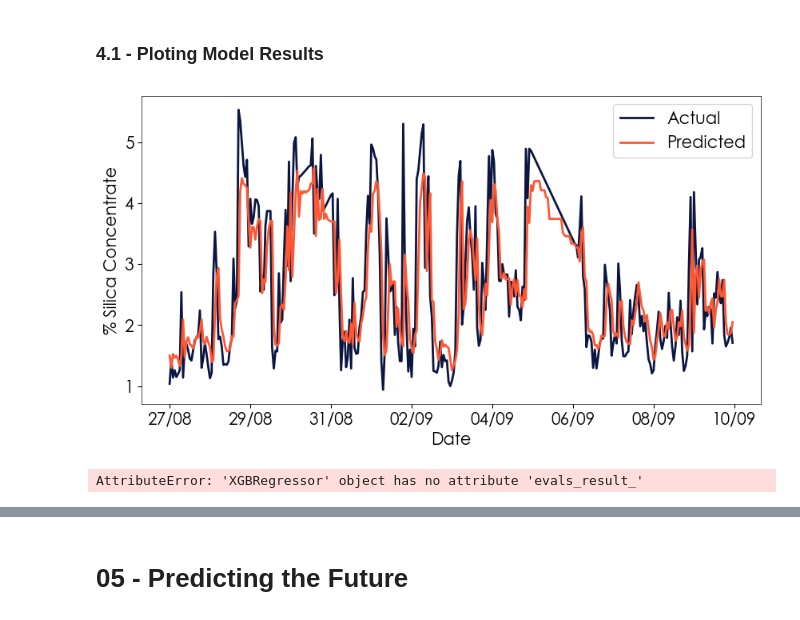
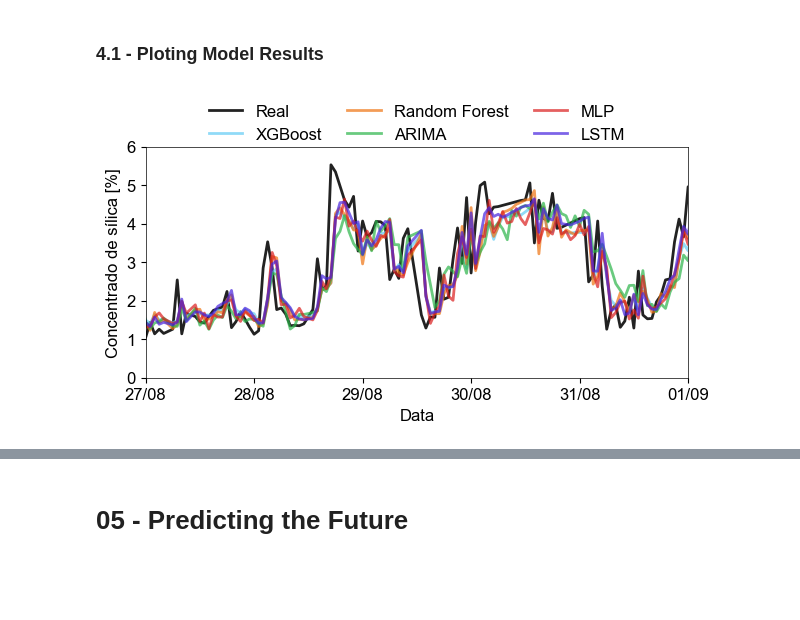
Before and after one commit to PauloCasmal/data-mining-study, a Jupyter notebook: Comparing-Models.ipynb, the cells around one changed output, grey strips where cells are left out. Saved outputs shown, nothing was run; the diff lists cells and outputs as text; code cells hidden in the pictures; blank space fills up the shorter version.

```diff
--- a/Comparing-Models.ipynb
+++ b/Comparing-Models.ipynb
@@ -679,7 +642,7 @@ r2_list_arima = []
 mae_list_arima = []
 lags_arima = []
 
-for i in range(13):
+for i in range(len(all_results_arima)):
     lags_arima.append(all_results_arima[i]['n_lags_arimas'])
     rmse_list_arima.append(all_results_arima[i]['rmse_avg_arimas'])
     r2_list_arima.append(all_results_arima[i]['r2_avg_arimas'])
@@ -697,8 +660,7 @@ for n_lags in lags_to_test:
     # 1. Preparação das colunas
     cols_features = []
     for i in range(1, n_lags + 1):
-        cols_features.append(f'Iron_Concentrate-lag-{i}')
-        cols_features.append(f'Silica_Concentrate-lag-{i}')
+        cols_features.append(f'lag-{i}')
 
     fold_metrics = []
     tss = TimeSeriesSplit(n_splits=5)
@@ -718,12 +680,12 @@ for n_lags in lags_to_test:
         # --- RESHAPE PARA 3D [samples, time_steps, features] ---
         # Aqui tratamos cada lag como um passo no tempo.
         # Temos 2 features (Iron e Silica) por passo de tempo.
-        X_train_3d = X_train_scaled.reshape((X_train_scaled.shape[0], n_lags, 2))
-        X_test_3d = X_test_scaled.reshape((X_test_scaled.shape[0], n_lags, 2))
+        X_train_3d = X_train_scaled.reshape((X_train_scaled.shape[0], n_lags, 1))
+        X_test_3d = X_test_scaled.reshape((X_test_scaled.shape[0], n_lags, 1))
 
         # 2. Construção da Arquitetura LSTM
         model_lstm = Sequential([
-            LSTM(50, activation='relu', input_shape=(n_lags, 2)),
+            LSTM(50, activation='relu', input_shape=(n_lags, 1)),
             Dropout(0.2),
             Dense(1)
         ])
@@ -742,10 +704,12 @@ for n_lags in lags_to_test:
         )
 
         # 4. Predição e Métricas
-        y_pred = model_lstm.predict(X_test_3d).flatten()
+        y_pred_lstm = model_lstm.predict(X_test_3d).flatten()
 
-        rmse = np.sqrt(mean_squared_error(y_test, y_pred))
-        r2 = r2_score(y_test, y_pred)
+        X_test_lstm = X_test_3d
+        y_test_lstm = y_test
+        rmse = np.sqrt(mean_squared_error(y_test_lstm, y_pred_lstm))
+        r2 = r2_score(y_test_lstm, y_pred_lstm)
 
         fold_metrics.append({'rmse': rmse, 'r2': r2})
 
@@ -847,28 +845,43 @@ R^2 Score: 0.62
 # %% [markdown]
 ### 4.1 - Ploting Model Results
 # %%
-fig, ax = plt.subplots(figsize=(10, 5))
+fig, ax = plt.subplots(figsize=(7, 3))
 
-ax.plot(y_test.index, y_test, label='Actual', c='#0B1741')
-ax.plot(y_test.index, y_pred, label='Predicted', c='#FF5733')
+mpl.rc(('xtick', 'ytick'), labelsize=12)  # Axis tick label size
+mpl.rc('font', family='Arial', size=12)  # Font family and font size
 
-ax.set_ylabel('% Silica Concentrate')
-ax.set_xlabel('Date')
+alp = 0.7
+
+ax.plot(y_test.index, y_test, label='Real', c="#222222")
+ax.plot(y_test_xgb.index, y_pred_xgb, label='XGBoost', c='#61CBF4', alpha=alp)
+ax.plot(y_test_rf.index, y_pred_rf, label='Random Forest', c="#EF7310", alpha=alp)
+ax.plot(y_test_arima.index, y_pred_arima, label='ARIMA', c="#2BB449", alpha=alp)
+ax.plot(y_test_mlps.index, y_pred_mlps, label='MLP', c="#DA1C1C", alpha=alp)
+ax.plot(y_test_lstm.index, y_pred_lstm, label='LSTM', c="#4623DF", alpha=alp)
+
+
+ax.set_ylabel('Concentrado de sílica [%]')
+ax.set_xlabel('Data')
 ax.legend(loc='upper right')
 
 ax.xaxis.set_major_formatter(mdates.DateFormatter('%d/%m'))
 
-ax.set_xticks([pd.Timestamp('2017-08-27'), pd.Timestamp('2017-08-29'), pd.Timestamp('2017-08-31'), pd.Timestamp('2017-09-02'),
-               pd.Timestamp('2017-09-04'), pd.Timestamp('2017-09-06'), pd.Timestamp('2017-09-08'), pd.Timestamp('2017-09-10')])
+ax.set_xlim(pd.Timestamp('2017-08-27'), pd.Timestamp('2017-09-01'))
+ax.set_yticks(np.arange(0, 7))
 
-# fig.savefig(r'G:\Meu Drive\03 - Facens\03 - Data Science\02-TCC-POS\05-Figures\fm_sc_prediction.svg', dpi=140, format='svg', transparent=True)
+ax.legend(ncol=3,
+             loc='upper center',
+             bbox_to_anchor=(0.5, 1.25),
+            #  handlelength=1.5,
+             columnspacing=1.5,
+             frameon=False)
+
+# ax.set_xticks([pd.Timestamp('2017-08-27'), pd.Timestamp('2017-08-29'), pd.Timestamp('2017-08-31'), pd.Timestamp('2017-09-02'),
+#                pd.Timestamp('2017-09-04'), pd.Timestamp('2017-09-06'), pd.Timestamp('2017-09-08'), pd.Timestamp('2017-09-10')])
+
+fig.savefig(r'G:\Meu Drive\03 - Facens\03 - Data Science\02-TCC-POS\05-Figures\res-prediction.svg', dpi=140, format='svg', transparent=True)
 
 plt.show()
 # %% [output]
-[figure, old version]
+[figure, new version]
-# %%
-results = model.evals_result_
-print(results.keys())
-# %% [output]
-AttributeError: 'XGBRegressor' object has no attribute 'evals_result_'
 # %%
```
Also changed, not shown: parts of 39 cells of this notebook, 1 other file.
